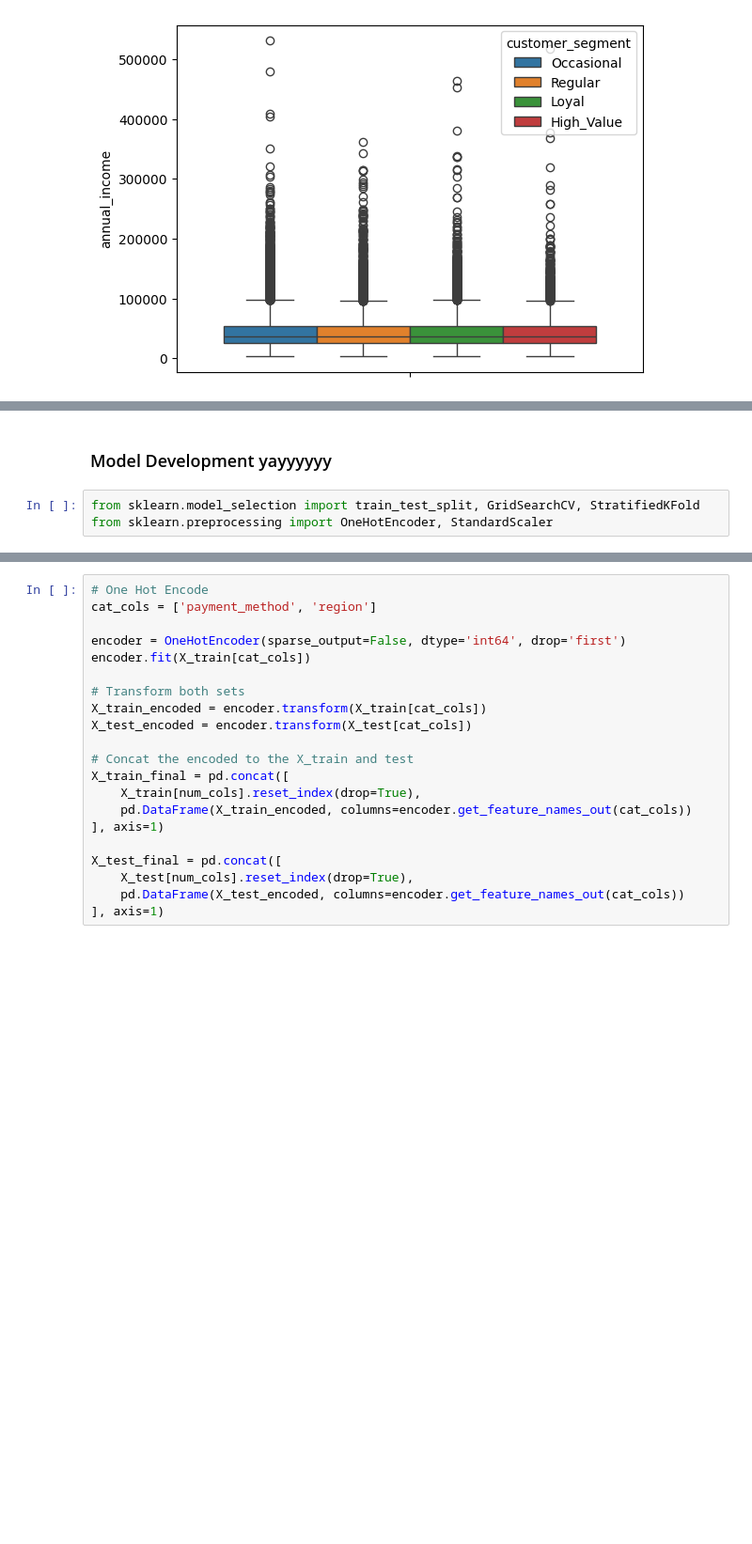
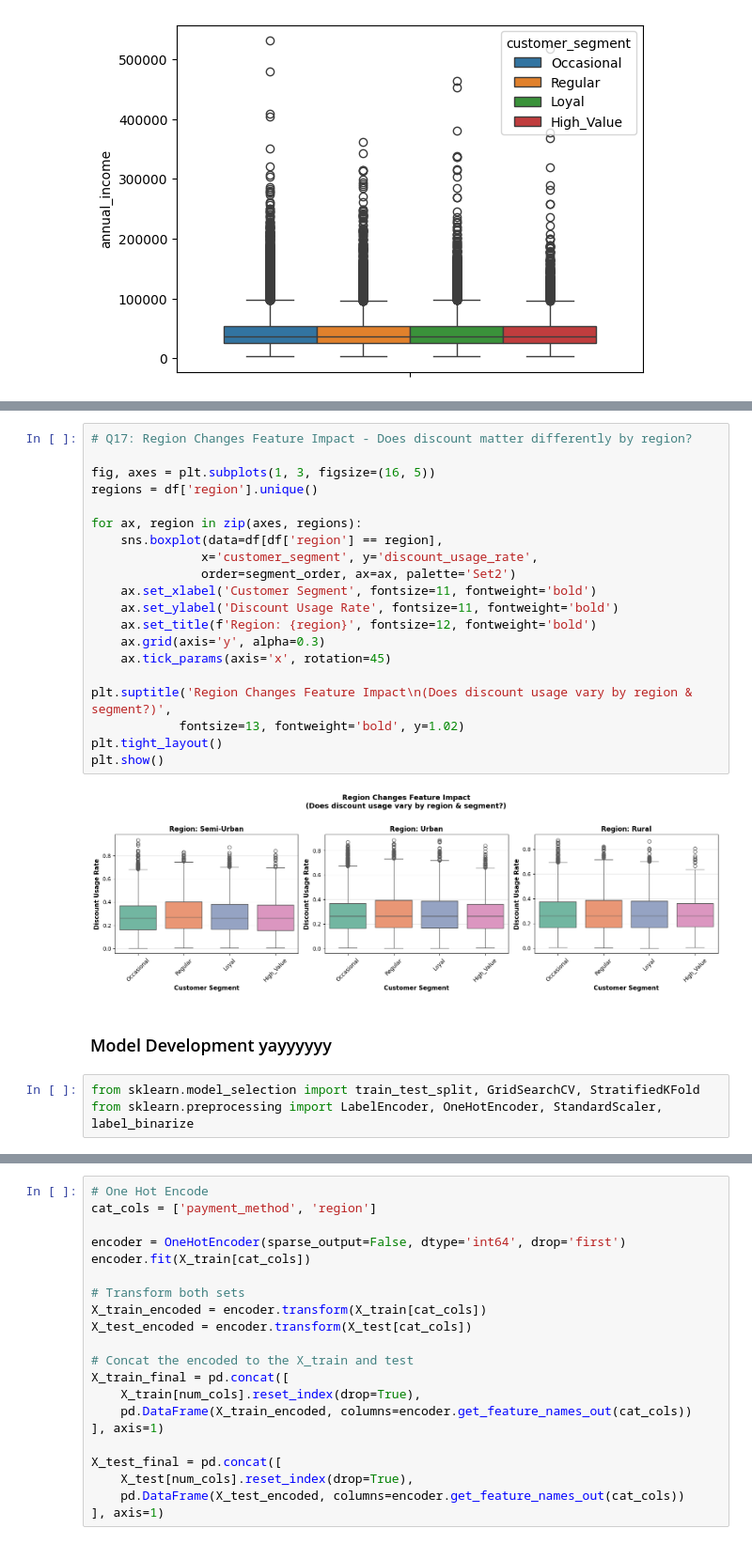
Before and after one commit to LaimengEung/Customer-Segmentation-EDA-ML, a Jupyter notebook: copy_of_soth.ipynb, the cells around one changed output, grey strips where cells are left out. Shown at 94% size. Saved outputs shown, nothing was run; the diff lists cells and outputs as text; blank space fills up the shorter version.

```diff
--- a/copy_of_soth.ipynb
+++ b/copy_of_soth.ipynb
@@ -719,8 +761,30 @@ sns.boxplot(df, y='annual_income', hue='customer_segment', hue_order=segment_ord
+# %%
+# Q17: Region Changes Feature Impact - Does discount matter differently by region?
+
+fig, axes = plt.subplots(1, 3, figsize=(16, 5))
+regions = df['region'].unique()
+
+for ax, region in zip(axes, regions):
+    sns.boxplot(data=df[df['region'] == region],
+               x='customer_segment', y='discount_usage_rate',
+               order=segment_order, ax=ax, palette='Set2')
+    ax.set_xlabel('Customer Segment', fontsize=11, fontweight='bold')
+    ax.set_ylabel('Discount Usage Rate', fontsize=11, fontweight='bold')
+    ax.set_title(f'Region: {region}', fontsize=12, fontweight='bold')
+    ax.grid(axis='y', alpha=0.3)
+    ax.tick_params(axis='x', rotation=45)
+
+plt.suptitle('Region Changes Feature Impact\n(Does discount usage vary by region & segment?)',
+            fontsize=13, fontweight='bold', y=1.02)
+plt.tight_layout()
+plt.show()
+# %% [output]
+[figure, added]
 # %% [markdown]
 ### Model Development yayyyyyy
 # %%
 from sklearn.model_selection import train_test_split, GridSearchCV, StratifiedKFold
-from sklearn.preprocessing import OneHotEncoder, StandardScaler
+from sklearn.preprocessing import LabelEncoder, OneHotEncoder, StandardScaler, label_binarize
 # %%
 X = df.drop('customer_segment', axis=1)
 y = df['customer_segment']
```
Also changed, not shown: parts of 20 cells of this notebook.
